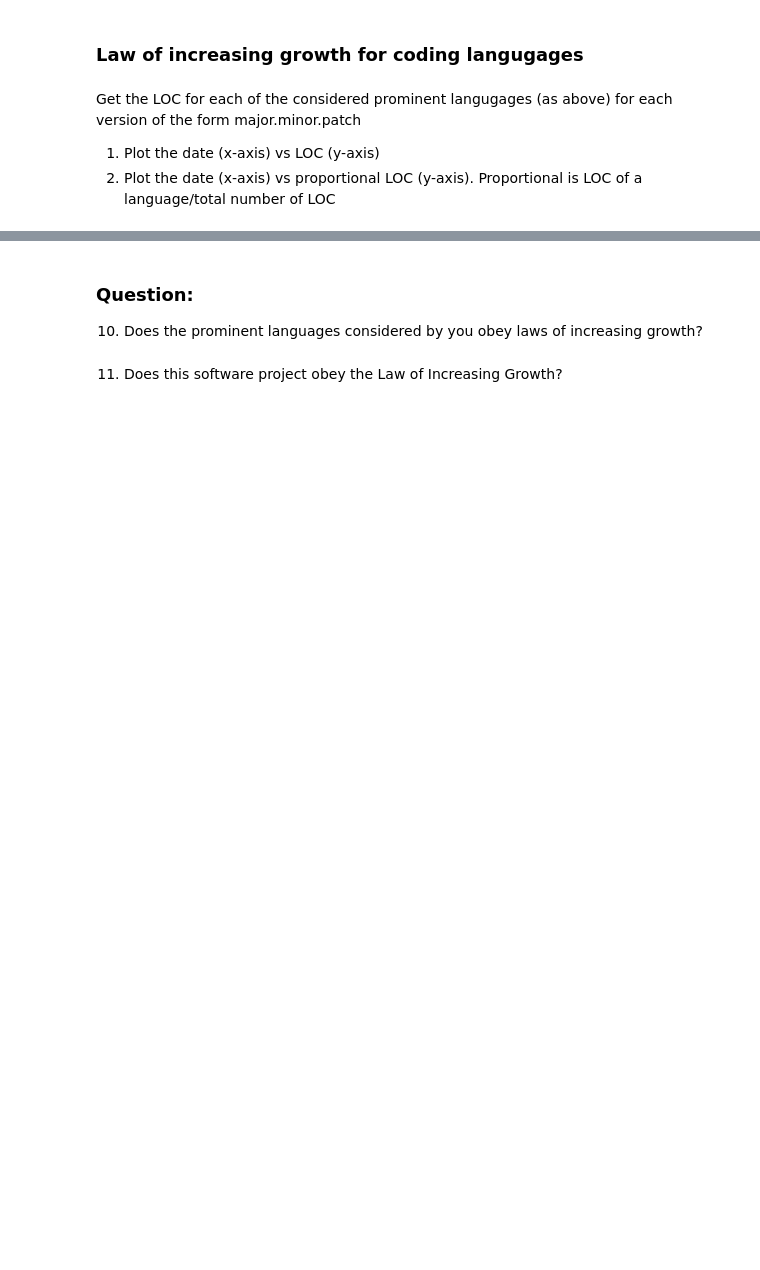
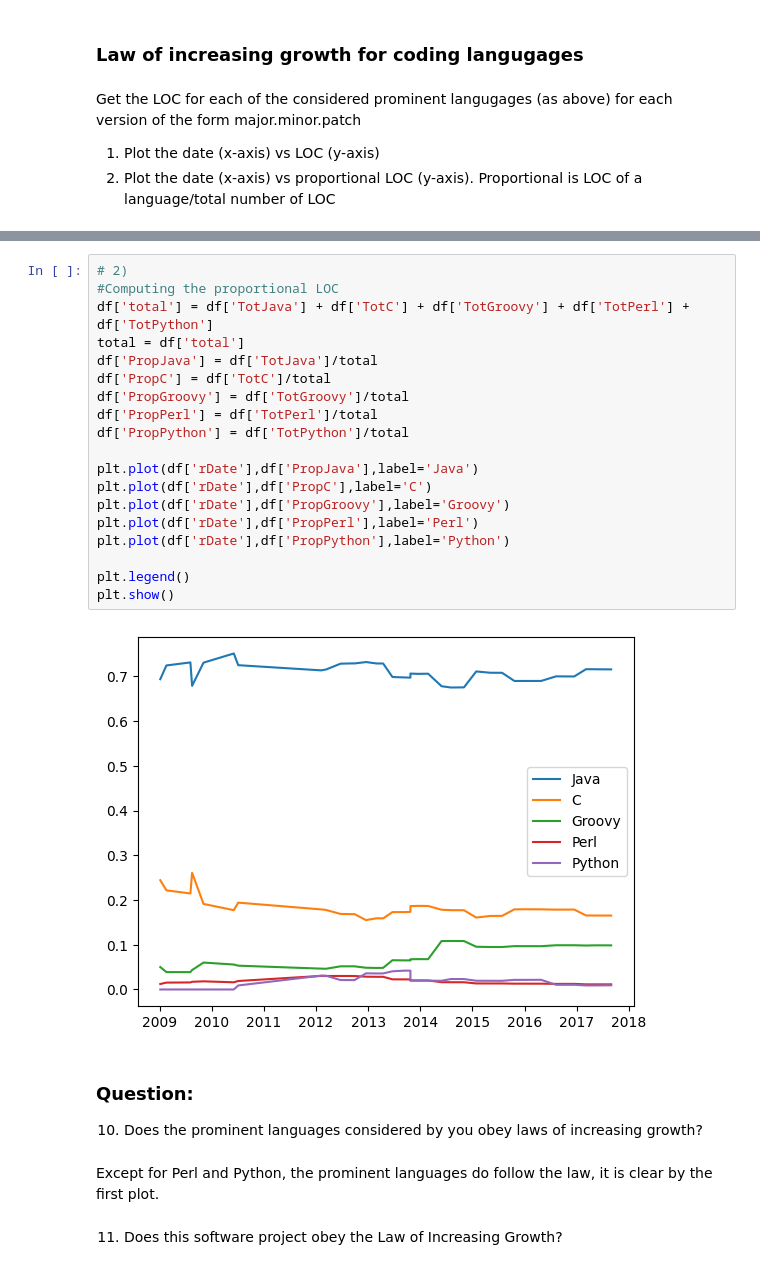
Before and after one commit to VirgilSurin/Software_evolution_TP2_2023, a Jupyter notebook: TP2_section2.ipynb, the cells around one changed output, grey strips where cells are left out. Saved outputs shown, nothing was run; the diff lists cells and outputs as text; blank space fills up the shorter version.

```diff
--- a/TP2_section2.ipynb
+++ b/TP2_section2.ipynb
@@ -459,5 +461,28 @@ Unable to read ../eucalyptus/tools/eucalyptus-nc.in
+# %%
+# 2)
+#Computing the proportional LOC
+df['total'] = df['TotJava'] + df['TotC'] + df['TotGroovy'] + df['TotPerl'] + df['TotPython']
+total = df['total']
+df['PropJava'] = df['TotJava']/total
+df['PropC'] = df['TotC']/total
+df['PropGroovy'] = df['TotGroovy']/total
+df['PropPerl'] = df['TotPerl']/total
+df['PropPython'] = df['TotPython']/total
+
+plt.plot(df['rDate'],df['PropJava'],label='Java')
+plt.plot(df['rDate'],df['PropC'],label='C')
+plt.plot(df['rDate'],df['PropGroovy'],label='Groovy')
+plt.plot(df['rDate'],df['PropPerl'],label='Perl')
+plt.plot(df['rDate'],df['PropPython'],label='Python')
+
+plt.legend()
+plt.show()
+# %% [output]
+[figure, added]
 # %% [markdown]
 ### Question:
 10. Does the prominent languages considered by you obey laws of increasing growth?
+# %% [markdown]
+Except for Perl and Python, the prominent languages do follow the law, it is clear by the first plot.
 # %% [markdown]
 11. Does this software project obey the Law of Increasing Growth?
```
Also changed, not shown: parts of 45 cells of this notebook.
